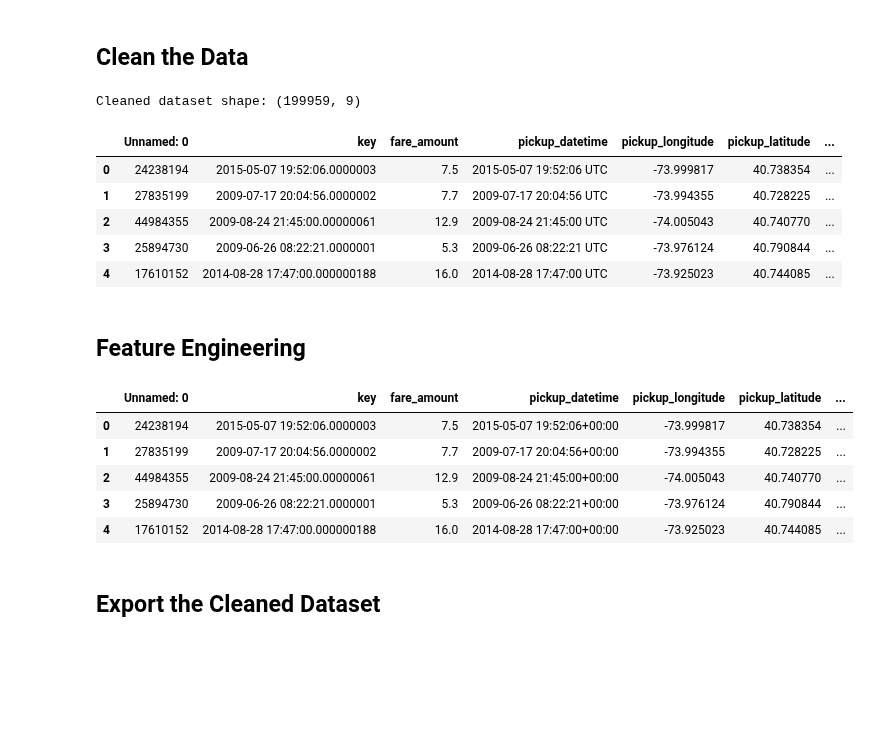
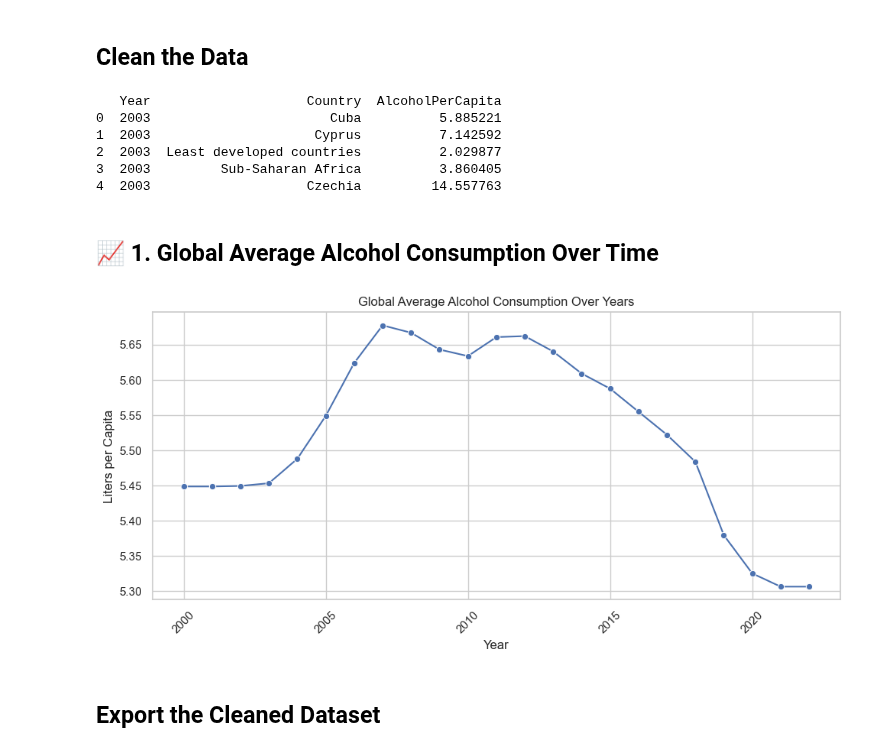
Before and after one commit to Gatsinzimeek/Alcohol-consumption-analysis, a Jupyter notebook: Alcohol.ipynb, the cells around one changed output. Cells and saved outputs as stored; diff of their text form; code cells hidden in the pictures; blank space fills up the shorter version.

```diff
--- a/Alcohol.ipynb
+++ b/Alcohol.ipynb
@@ -53,53 +51,54 @@ dtype: int64
 # %% [markdown]
 ## Clean the Data
 # %%
-# Drop rows with missing values
-df_cleaned = df.dropna()
+import pandas as pd
 
-# Filter out unrealistic fare amounts and coordinates
-df_cleaned = df_cleaned[
-    (df_cleaned['fare_amount'] > 0) &
-    (df_cleaned['fare_amount'] < 200) &
-    (df_cleaned['pickup_latitude'].between(-90, 90)) &
-    (df_cleaned['pickup_longitude'].between(-180, 180))
-]
+# Load your dataset
+df = pd.read_csv("alcohol.csv")
 
-print("Cleaned dataset shape:", df_cleaned.shape)
-df_cleaned.head()
+# Step 1: Keep only the relevant columns
+df_cleaned = df[['DIM_TIME', 'GEO_NAME_SHORT', 'RATE_PER_CAPITA_N']].copy()
+
+# Step 2: Drop rows with missing country names
+df_cleaned = df_cleaned.dropna(subset=['GEO_NAME_SHORT'])
+
+# Step 3: Rename columns for easier access
+df_cleaned.rename(columns={
+    'DIM_TIME': 'Year',
+    'GEO_NAME_SHORT': 'Country',
+    'RATE_PER_CAPITA_N': 'AlcoholPerCapita'
+}, inplace=True)
+
+# Optional: Preview the cleaned dataset
+print(df_cleaned.head())
 # %% [output]
-Cleaned dataset shape: (199959, 9)
+   Year                    Country  AlcoholPerCapita
+0  2003                       Cuba          5.885221
+1  2003                     Cyprus          7.142592
+2  2003  Least developed countries          2.029877
+3  2003         Sub-Saharan Africa          3.860405
+4  2003                    Czechia         14.557763
-|  | Unnamed: 0 | key | fare_amount | pickup_datetime | pickup_longitude | pickup_latitude | ... |
-| 0 | 24238194 | 2015-05-07 19:52:06.0000003 | 7.5 | 2015-05-07 19:52:06 UTC | -73.999817 | 40.738354 | ... |
-| 1 | 27835199 | 2009-07-17 20:04:56.0000002 | 7.7 | 2009-07-17 20:04:56 UTC | -73.994355 | 40.728225 | ... |
-| 2 | 44984355 | 2009-08-24 21:45:00.00000061 | 12.9 | 2009-08-24 21:45:00 UTC | -74.005043 | 40.740770 | ... |
-| 3 | 25894730 | 2009-06-26 08:22:21.0000001 | 5.3 | 2009-06-26 08:22:21 UTC | -73.976124 | 40.790844 | ... |
-| 4 | 17610152 | 2014-08-28 17:47:00.000000188 | 16.0 | 2014-08-28 17:47:00 UTC | -73.925023 | 40.744085 | ... |
 # %% [markdown]
-## Feature Engineering
+## 📈 1. Global Average Alcohol Consumption Over Time
 # %%
-# Convert pickup_datetime to datetime type
-df_cleaned['pickup_datetime'] = pd.to_datetime(df_cleaned['pickup_datetime'])
+import matplotlib.pyplot as plt
+import seaborn as sns
 
-# Extract time features
-df_cleaned['hour'] = df_cleaned['pickup_datetime'].dt.hour
-df_cleaned['day'] = df_cleaned['pickup_datetime'].dt.day
-df_cleaned['month'] = df_cleaned['pickup_datetime'].dt.month
-df_cleaned['day_of_week'] = df_cleaned['pickup_datetime'].dt.dayofweek
+sns.set(style="whitegrid")
 
-# Add peak/off-peak label
-def is_peak(hour):
-    return 'Peak' if 7 <= hour <= 9 or 17 <= hour <= 19 else 'Off-Peak'
+# Global trend over years
+global_trend = df_cleaned.groupby("Year")["AlcoholPerCapita"].mean().reset_index()
 
-df_cleaned['peak'] = df_cleaned['hour'].apply(is_peak)
-
-df_cleaned.head()
+plt.figure(figsize=(10, 5))
+sns.lineplot(data=global_trend, x="Year", y="AlcoholPerCapita", marker="o")
+plt.title("Global Average Alcohol Consumption Over Years")
+plt.ylabel("Liters per Capita")
+plt.xlabel("Year")
+plt.xticks(rotation=45)
+plt.tight_layout()
+plt.show()
 # %% [output]
-|  | Unnamed: 0 | key | fare_amount | pickup_datetime | pickup_longitude | pickup_latitude | ... |
-| 0 | 24238194 | 2015-05-07 19:52:06.0000003 | 7.5 | 2015-05-07 19:52:06+00:00 | -73.999817 | 40.738354 | ... |
-| 1 | 27835199 | 2009-07-17 20:04:56.0000002 | 7.7 | 2009-07-17 20:04:56+00:00 | -73.994355 | 40.728225 | ... |
-| 2 | 44984355 | 2009-08-24 21:45:00.00000061 | 12.9 | 2009-08-24 21:45:00+00:00 | -74.005043 | 40.740770 | ... |
-| 3 | 25894730 | 2009-06-26 08:22:21.0000001 | 5.3 | 2009-06-26 08:22:21+00:00 | -73.976124 | 40.790844 | ... |
-| 4 | 17610152 | 2014-08-28 17:47:00.000000188 | 16.0 | 2014-08-28 17:47:00+00:00 | -73.925023 | 40.744085 | ... |
+[figure, added]
 # %% [markdown]
 ## Export the Cleaned Dataset
 # %%
```
Also changed, not shown: parts of 5 cells of this notebook.
